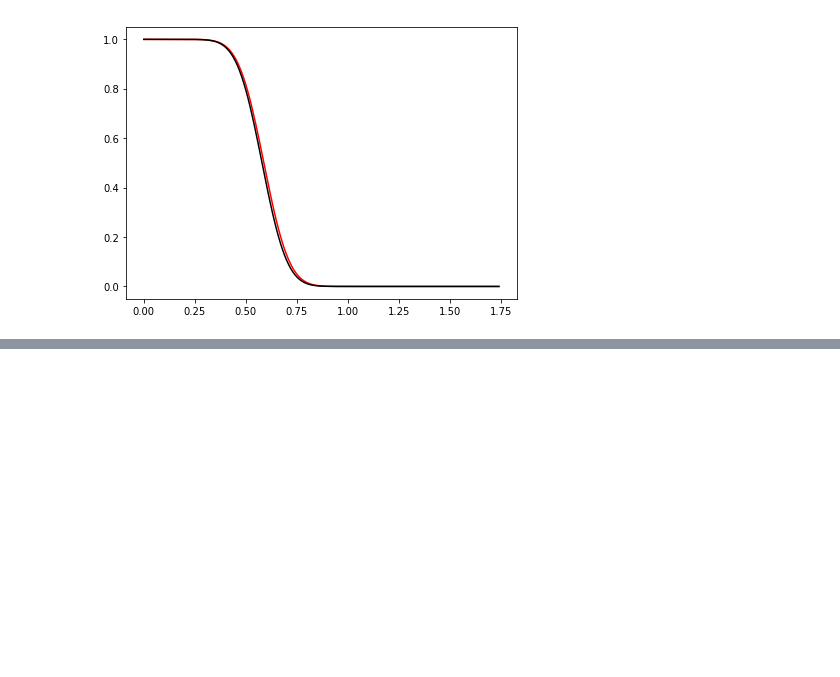
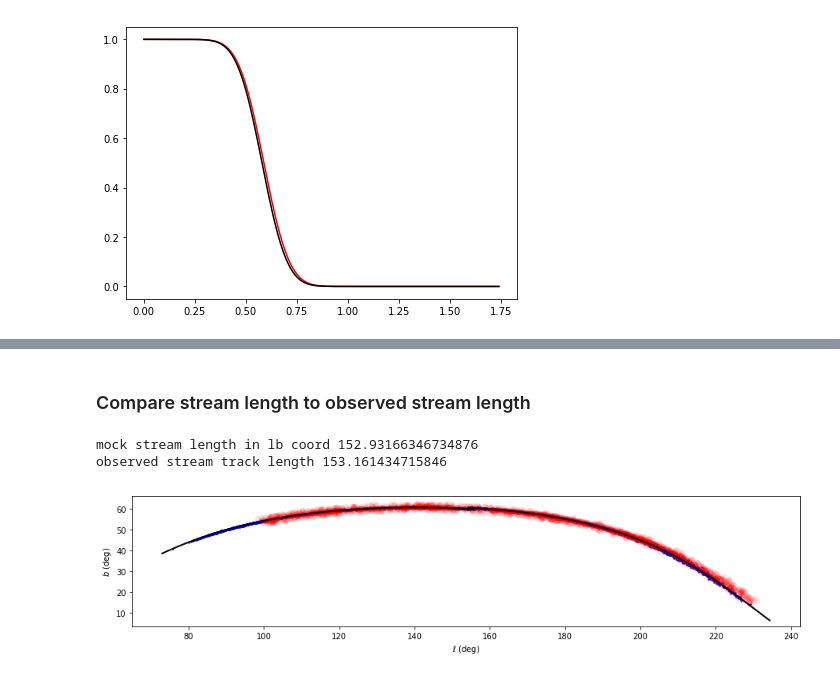
Before and after one commit to nbanik/Analyze_GD-1, a Jupyter notebook: new_GD1_model.ipynb, the cells around one changed output, grey strips where cells are left out. Saved outputs shown, nothing was run; the diff lists cells and outputs as text; code cells hidden in the pictures; blank space fills up the shorter version.

Commit message:
new GD_1 model

```diff
--- a/new_GD1_model.ipynb
+++ b/new_GD1_model.ipynb
@@ -268,0 +394,7 @@ Angular width 14.08 arcmins
+# %%
+import gd1_util
+
+#from above b=0.4 looks good
+Tstream=2.3
+sdf_leading=gd1_util.setup_gd1model(age=Tstream,new_orb_lb=gd1_prog_lb,isob=0.45,sigv=0.36)
+sdf_trailing=gd1_util.setup_gd1model(leading=False,age=Tstream,new_orb_lb=gd1_prog_lb,isob=0.45,sigv=0.36)
@@ -268,0 +403,55 @@ Angular width 14.08 arcmins
+# %% [markdown]
+### Compare stream length to observed stream length
+# %%
+#sample points from the stream
+lb_sample_trailing= sdf_trailing.sample(n=3000,lb=True)
+lb_sample_leading= sdf_leading.sample(n=3000,lb=True)
+
+
+#compute the length of the stream upto the point where the density drops below 20%
+print ("mock stream length in lb coord",sdf_leading.length(ang=True) + sdf_trailing.length(ang=True))
+
+
+#compute the length along the stream track between the extremities of the observed stream
+tracklb_trailing=np.radians(sdf_trailing._interpolatedObsTrackLB[:,0]),np.radians(sdf_trailing._interpolatedObsTrackLB[:,1])
+tracklb_leading=np.radians(sdf_leading._interpolatedObsTrackLB[:,0]),np.radians(sdf_leading._interpolatedObsTrackLB[:,1])
+
+GD1_obs=np.loadtxt('APW_AB_GD1_phi12.dat')
+gd1_lb=phi12_to_lb(GD1_obs[:,0],GD1_obs[:,1],degree=True)
+
+int_dbdl_trail=UnivariateSpline(np.degrees(tracklb_trailing[0][::-1]), np.degrees(tracklb_trailing[1])[::-1]).derivative()
+int_dbdl_lead=UnivariateSpline(np.degrees(tracklb_leading[0]), np.degrees(tracklb_leading[1])).derivative()
+
+
+def d_arc_trail(l):
+    return np.sqrt(1. + int_dbdl_trail(l)**2)
+
+def d_arc_lead(l):
+    return np.sqrt(1. + int_dbdl_lead(l)**2)
+
+trail_length = integrate.quad(d_arc_trail,min(gd1_lb[:,0]),max(np.degrees(tracklb_trailing[0])))[0]
+
+lead_length = integrate.quad(d_arc_lead,min(np.degrees(tracklb_leading[0])),max(gd1_lb[:,0]))[0]
+
+print ("observed stream track length",lead_length + trail_length)
+
+plt.figure(figsize=(15,3))
+
+plt.scatter(lb_sample_trailing[0],lb_sample_trailing[1],s=2,c='b')
+plt.scatter(lb_sample_leading[0],lb_sample_leading[1],s=2,c='b')
+
+plt.scatter(gd1_lb[:,0],gd1_lb[:,1],c='r',alpha=0.1)
+
+plt.plot(np.degrees(tracklb_trailing[0]),np.degrees(tracklb_trailing[1]),lw=2,c='k')
+plt.plot(np.degrees(tracklb_leading[0]),np.degrees(tracklb_leading[1]),lw=2,c='k')
+
+plt.xlabel(r'$\ell$ (deg)')
+plt.ylabel(r'$b$ (deg)')
+#plt.xlim(-100.,20.)
+#plt.ylim(-6.,4.)
+#plt.legend(loc='upper right')
+plt.show()
+# %% [output]
+mock stream length in lb coord 152.93166346734876
+observed stream track length 153.161434715846
+[figure, added]
```
Also changed, not shown: parts of 33 cells of this notebook, 1 other file.
